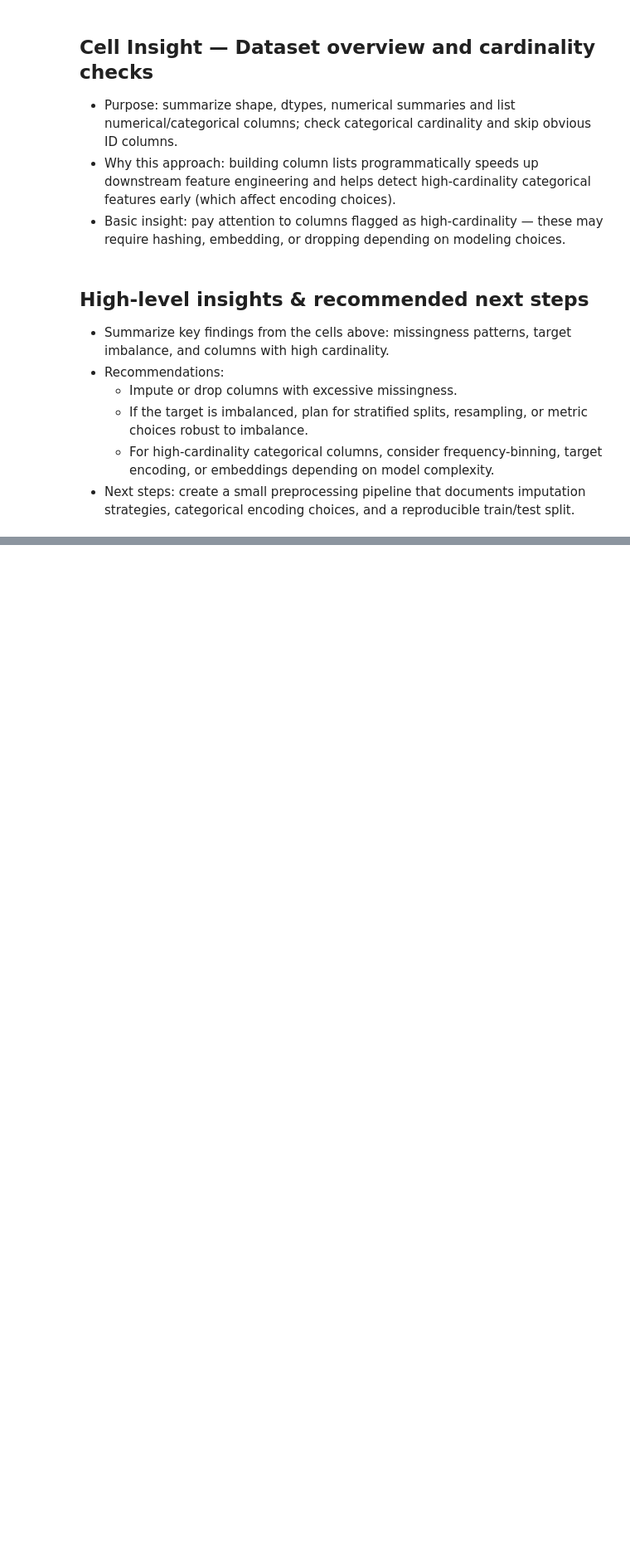
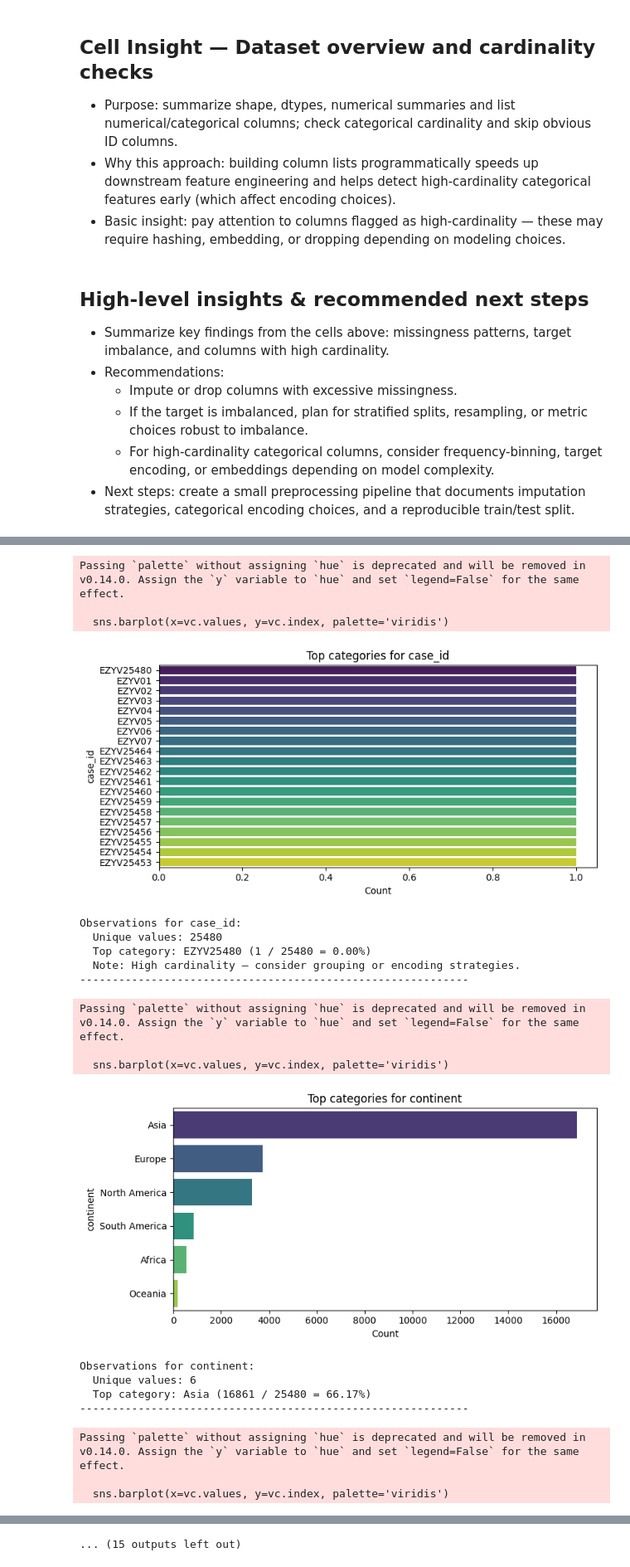
Before and after one commit to ChimdiMaduka/Machine-Learning-Deployment, a Jupyter notebook: notebooks/eda.ipynb, the cells around one changed output, grey strips where cells are left out. Shown at 83% size. Drawn from its saved outputs; the diff is of its cells as text; code cells hidden in the pictures; blank space fills up the shorter version.

```diff
--- a/notebooks/eda.ipynb
+++ b/notebooks/eda.ipynb
@@ -383,25 +407,55 @@ FileNotFoundError: [Errno 2] No such file or directory: 'sample.csv'
 # %%
+
+cat_cols = df.select_dtypes(include=['object', 'category']).columns.tolist()
+
 # Univariate analysis — categorical columns
 if not cat_cols:
     print('No categorical columns detected.')
 else:
     for col in cat_cols:
-        plt.figure(figsize=(8,4))
+        plt.figure(figsize=(8, 4))
+
         vc = df[col].value_counts(dropna=False).head(20)
+
+
         sns.barplot(x=vc.values, y=vc.index, palette='viridis')
         plt.title(f'Top categories for {col}')
         plt.xlabel('Count')
         plt.ylabel(col)
         plt.tight_layout()
         plt.show()
 
-        # Observations
         n_unique = df[col].nunique(dropna=True)
         top = vc.index[0]
         top_count = vc.iloc[0]
+        total = len(df)
+
         print(f"Observations for {col}:")
-        print(f"  unique values: {n_unique}")
-        print(f"  top: {top} ({top_count} / {len(df)} = {top_count/len(df)*100:.2f}%)")
+        print(f"  Unique values: {n_unique}")
+        print(f"  Top category: {top} ({top_count} / {total} = {top_count / total * 100:.2f}%)")
+
         if n_unique > 50:
-            print('  Note: high cardinality — consider grouping or encoding strategies')
-        print('-'*60)
+            print('  Note: High cardinality — consider grouping or encoding strategies.')
+
+        print('-' * 60)
+# %% [output]
+Passing `palette` without assigning `hue` is deprecated and will be removed in v0.14.0. Assign the `y` variable to `hue` and set `legend=False` for the same effect.
+
+  sns.barplot(x=vc.values, y=vc.index, palette='viridis')
+[figure, added]
+Observations for case_id:
+  Unique values: 25480
+  Top category: EZYV25480 (1 / 25480 = 0.00%)
+  Note: High cardinality — consider grouping or encoding strategies.
+------------------------------------------------------------
+Passing `palette` without assigning `hue` is deprecated and will be removed in v0.14.0. Assign the `y` variable to `hue` and set `legend=False` for the same effect.
+
+  sns.barplot(x=vc.values, y=vc.index, palette='viridis')
+[figure, added]
+Observations for continent:
+  Unique values: 6
+  Top category: Asia (16861 / 25480 = 66.17%)
+------------------------------------------------------------
+Passing `palette` without assigning `hue` is deprecated and will be removed in v0.14.0. Assign the `y` variable to `hue` and set `legend=False` for the same effect.
+
+  sns.barplot(x=vc.values, y=vc.index, palette='viridis')
@@ -407,0 +475 @@ else:
+... (15 outputs left out)
```
Also changed, not shown: parts of 4 cells of this notebook, 1 other file.
